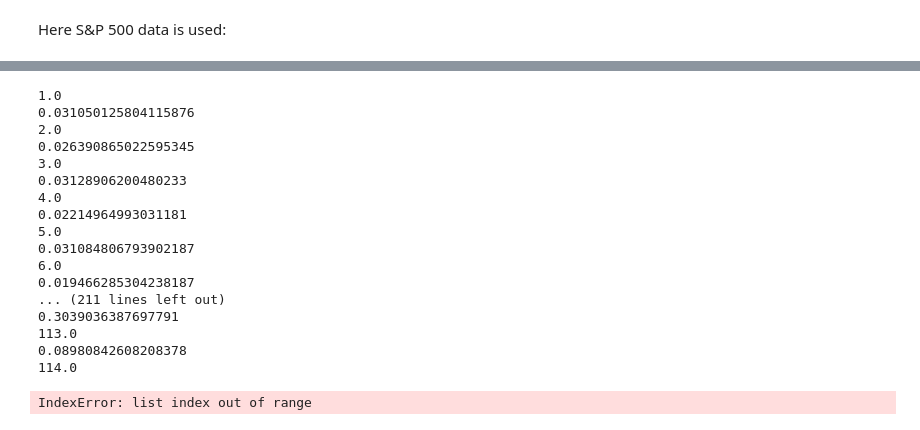
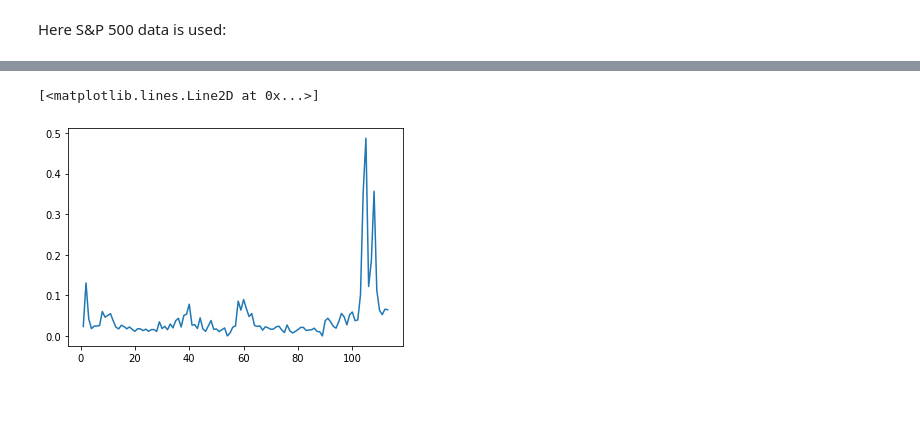
Before and after one commit to MaxdeBock/M2R, a Jupyter notebook: M2R code (python).ipynb, the cells around one changed output, grey strips where cells are left out. Saved outputs shown, nothing was run; the diff lists cells and outputs as text; code cells hidden in the pictures; blank space fills up the shorter version.

```diff
--- a/M2R code (python).ipynb
+++ b/M2R code (python).ipynb
@@ -289,0 +317,10 @@ def RollingRealVol(df):
+# %%
+lin = np.linspace(1,113,113)
+DRV = np.zeros(113)
+df = minute_data
+dated = df[3:].reset_index(drop=True)
+for i,elt in enumerate(dated['Unnamed: 0']):
+    dated['Unnamed: 0'].iloc[i] = datetime.strptime(elt, '%Y-%m-%d %H:%M:%S')
+dated = dated.set_index('Unnamed: 0')
+DFList = [group[1] for group in dated.groupby(dated.index.date)]
+print('Grouped!')
@@ -289,0 +331,13 @@ def RollingRealVol(df):
+# %%
+md = minute_data['AAPL.3'].iloc[3:]
+for i in range(len(md)):
+        md.iloc[i] = pd.to_numeric(md.iloc[i])
+returns = md.shift(-1).iloc[:-1]/md.iloc[:-1]
+MRV = np.zeros(len(returns))
+for i, elt in enumerate(returns):
+    MRV[i] = 390*m.log(elt)**2
+print(MRV.shape)
+MRV = MRV[np.logical_not(np.isnan(MRV))]
+print(MRV.shape)
+#plt.plot(np.linspace(1,len(MRV),len(MRV)),MRV)
+plot_acf(MRV, zero= False,alpha=0.05, lags = 390,marker=None)
@@ -290,27 +349,7 @@ def RollingRealVol(df):
 # %%
-lin = np.linspace(1,113,113)
-DRV = np.zeros(113)
 for i, elt in enumerate(lin):
-    print(elt)
-    DRV[i] = DayRealVol(minute_data,i)*365
-    print(DRV[i])
+    DRV[i] = DayRealVol(DFList,i,'AAPL','grouped')*365
 plt.plot(lin,DRV)
 # %% [output]
-1.0
-0.031050125804115876
-2.0
-0.026390865022595345
-3.0
-0.03128906200480233
-4.0
-0.02214964993031181
-5.0
-0.031084806793902187
-6.0
-0.019466285304238187
-... (211 lines left out)
-0.3039036387697791
-113.0
-0.08980842608208378
-114.0
+[<matplotlib.lines.Line2D at 0x...>]
-IndexError: list index out of range
+[figure, added]
```
Also changed, not shown: parts of 22 cells of this notebook.
